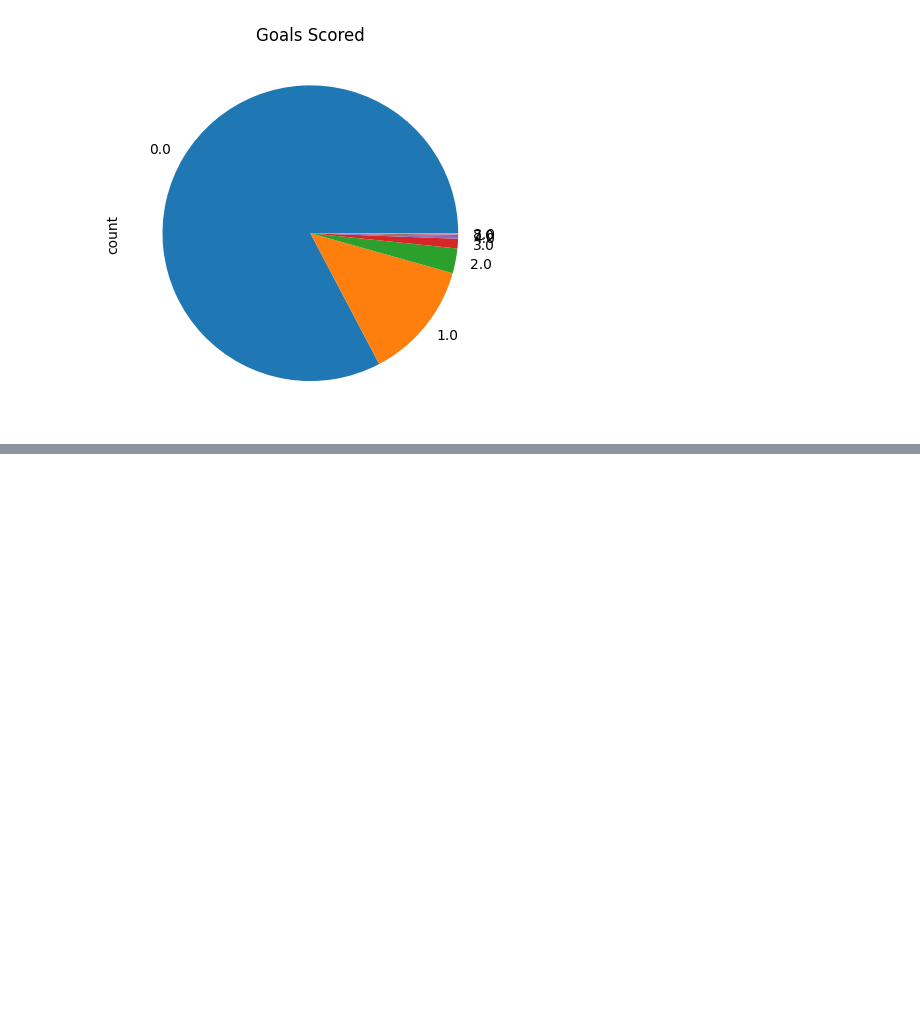
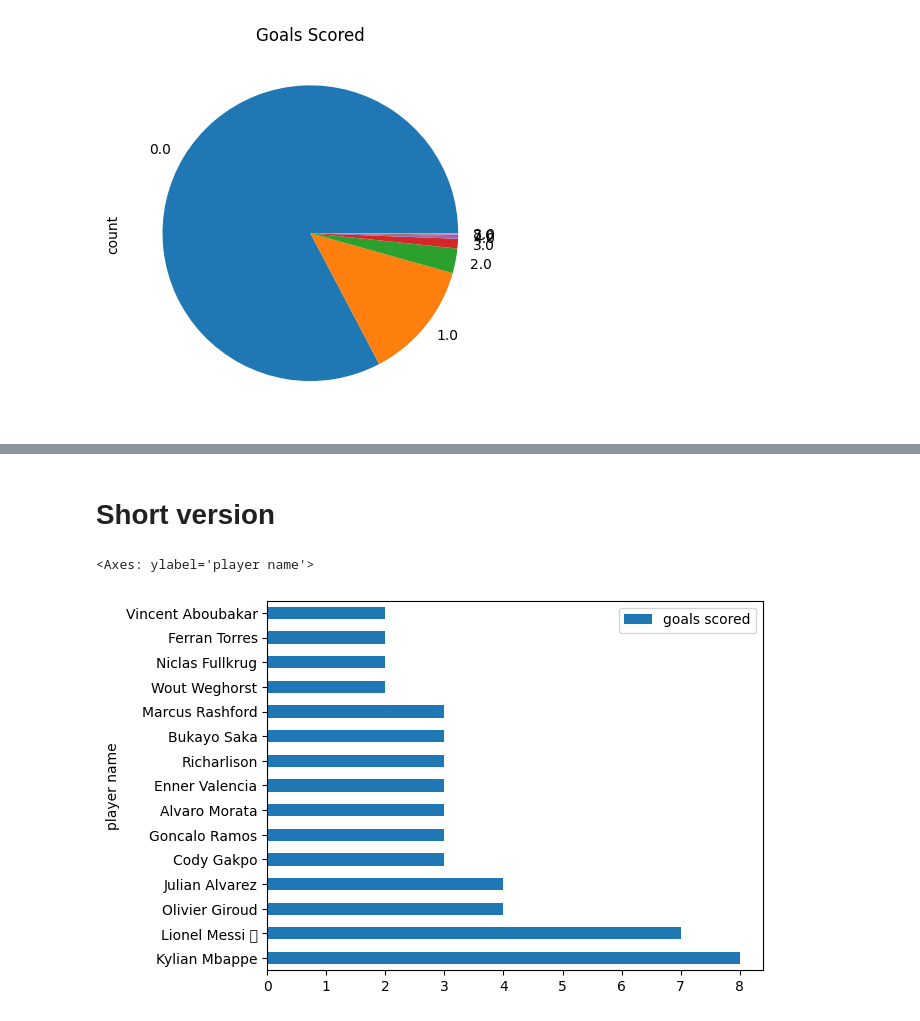
Before and after one commit to Vanshaj14Mohan/Python-data-science, a Jupyter notebook: data_analysis/pandas.ipynb, the cells around one changed output, grey strips where cells are left out. Cells and saved outputs as stored; diff of their text form; code cells hidden in the pictures; blank space fills up the shorter version.

```diff
--- a/data_analysis/pandas.ipynb
+++ b/data_analysis/pandas.ipynb
@@ -426,0 +496,7 @@ df["goals scored"].value_counts().plot(kind ="pie", title="Goals Scored")
+# %% [markdown]
+# Short version
+# %%
+df.head(15).plot(kind="barh", x="player name", y="goals scored")
+# %% [output]
+<Axes: ylabel='player name'>
+[figure, added]
```
Also changed, not shown: parts of 14 cells of this notebook, 1 other file.
